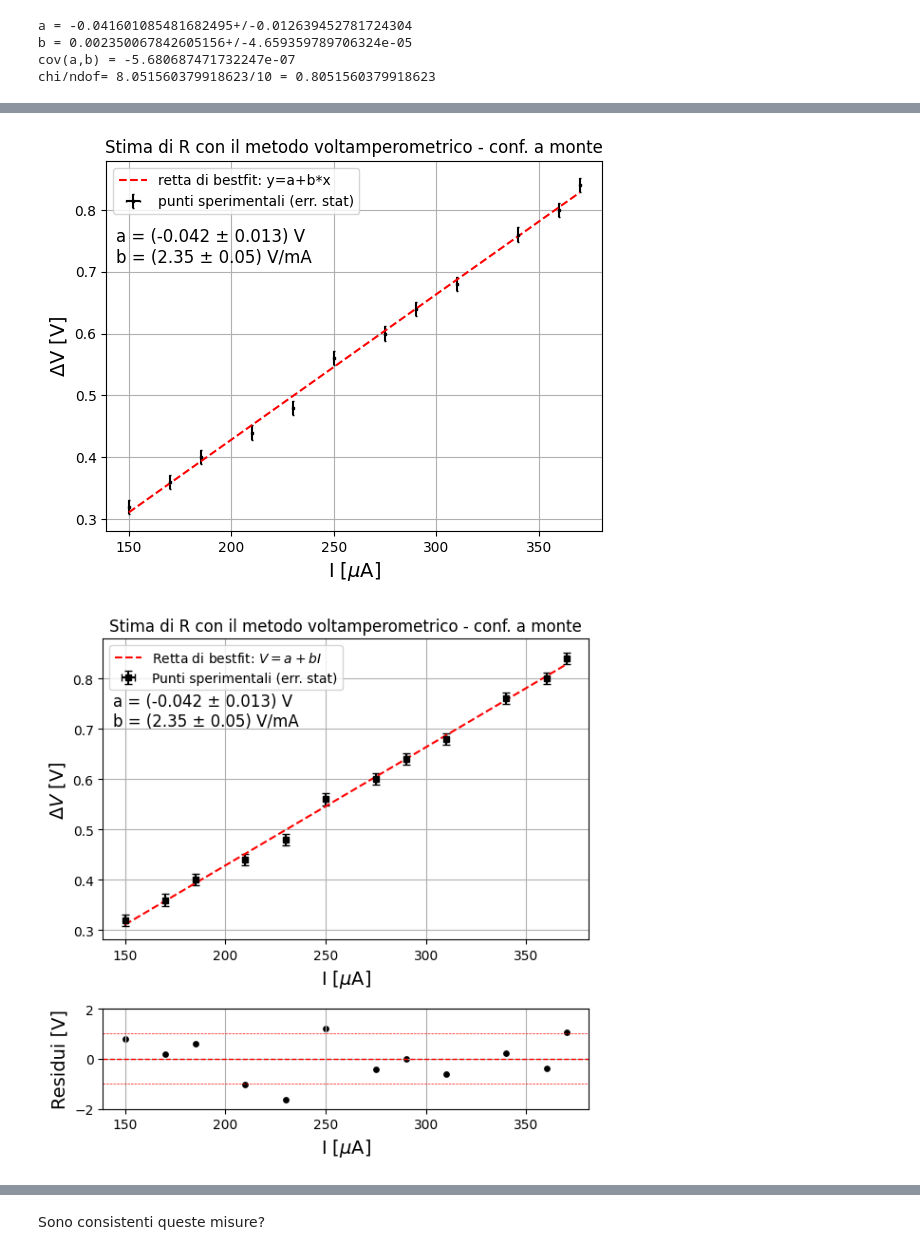
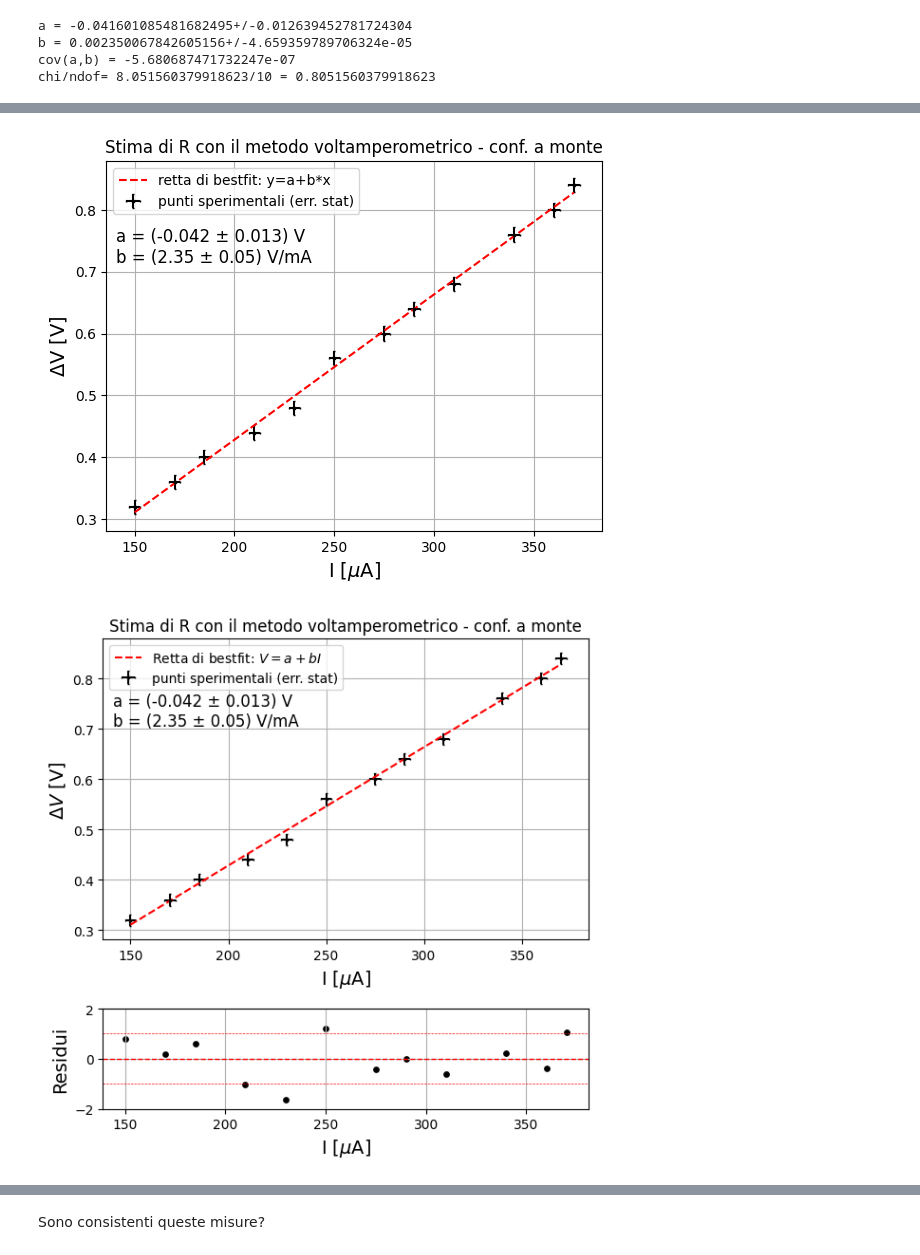
Before and after one commit to campajola/python_lecture_lab2, a Jupyter notebook: 02_esempio_analisi_dati_metodo_voltamperometrico.ipynb, the cells around one changed output, grey strips where cells are left out. Cells and saved outputs as stored; diff of their text form; code cells hidden in the pictures.

```diff
--- a/02_esempio_analisi_dati_metodo_voltamperometrico.ipynb
+++ b/02_esempio_analisi_dati_metodo_voltamperometrico.ipynb
@@ -7,12 +7,7 @@ import numpy as np
 import matplotlib.pyplot as plt
 # %%
 data_monte = pd.read_excel('dati/conf_monte.xlsx', skiprows=1)
-data_monte['Vx_err'] = (2/50)/2
-data_monte['Ix_err'] = (0.5/50)/2
-
 data_valle = pd.read_excel('dati/conf_valle.xlsx')
-data_valle['Vx_err'] = (2/50)/2
-data_valle['Ix_err'] = (0.5/50)/2
 # %% [markdown]
 Quelli riportati sono errori massimi.
 
@@ -20,13 +15,13 @@ Come visto a lezione, possiamo considerare come errore statistico da attribuire
 # %%
 I_m = data_monte['Ix']
 V_m = data_monte['Vx']
-sigmaI = data_monte['Ix_err']*2/np.sqrt(12)
-sigmaV = data_monte['Vx_err']*2/np.sqrt(12)
-
 I_v = data_valle['Ix']
 V_v = data_valle['Vx']
-sigmaI = data_valle['Ix_err']*2/np.sqrt(12)
-sigmaV = data_valle['Vx_err']*2/np.sqrt(12)
+
+Vx_err = np.ones(len(I_m))*(2/50)/2 # #la sensibilità del nostro strumento è data dal fondoscale diviso il numero di divisioni
+Ix_err = np.ones(len(I_m))*(500/50)/2 # #la sensibilità del nostro strumento è data dal fondoscale diviso il numero di divisioni
+sigmaI = Ix_err*2/np.sqrt(12) #sara spiegato a lezione
+sigmaV = Vx_err*2/np.sqrt(12) #sara spiegato a lezione
 # %%
 plt.errorbar(I_m, V_m, xerr=sigmaI, yerr=sigmaV, fmt='s', markersize=2., capsize=1, label='punti sperimentli* (conf. a monte)')
 plt.errorbar(I_v, V_v, xerr=sigmaI, yerr=sigmaV, fmt='s', markersize=2., capsize=1, label='punti sperimentli* (conf. a valle)')
@@ -56,7 +51,7 @@ Possiamo usare il metodo dei minimi quadrati. Per una retta (o in generale per q
 # %% [markdown]
 Implementiamo il metodo in una funzione di python!
 # %%
-def fit_lineare_pesato(x,y,w) :
+def fit_lineare_pesato(x,y,w, verbose=True) :
     """
     questa funzione calcola i parametri della retta di best fit y = a + b*x
     usando le formule dei minimi quadrati pesati.
@@ -76,11 +71,13 @@ def fit_lineare_pesato(x,y,w) :
     cov_ab = -S_x / D
     sigma_a = np.sqrt(var_a)
     sigma_b = np.sqrt(var_b)
-    chi2 = np.sum (w * (y-(a+b*x))**2) # calcola il chiquadro chi^2 = \sum w_i (y_i - (a + b * x_i))^2
-    print(f"a = {a}+/-{sigma_a}")
-    print(f"b = {b}+/-{sigma_b}")
-    print(f"cov(a,b) = {cov_ab}")
-    print(f"chi/ndof= {chi2}/{len(x)-2} = {chi2/(len(x)-2)}")
+    # Compute chi^2 = \sum w_i (y_i - (a + b * x_i))^2
+    chi2 = np.sum (w * (y-(a+b*x))**2)
+    if verbose:
+        print(f"a = {a}+/-{sigma_a}")
+        print(f"b = {b}+/-{sigma_b}")
+        print(f"cov(a,b) = {cov_ab}")
+        print(f"chi/ndof= {chi2}/{len(x)-2} = {chi2/(len(x)-2)}")
 
     return a,b,sigma_a,sigma_b,cov_ab,chi2
 # %% [markdown]
@@ -141,40 +138,40 @@ plt.grid()
 plt.title('Stima di R con il metodo voltamperometrico - conf. a monte')
 plt.show()
 # %% [output]
-[figure, old version]
+[figure, new version]
 # %%
 residui = (V_m - (a_m + b_m*I_m))/sigmaV
 
 fig, (ax1, ax2) = plt.subplots(2, 1, figsize=(6, 6), gridspec_kw={'height_ratios': [3, 1]})
 
 # primo plot
-ax1.errorbar(I_m, V_m, xerr=sigmaI, yerr=sigmaV, fmt='s', markersize=5., capsize=3, color='black', label='Punti sperimentali (err. stat)')
+ax1.errorbar(I_m, V_m, xerr=sigmaI, yerr=sigmaV, fmt='s', markersize=2., capsize=1, color='black', label='punti sperimentali (err. stat)')
 ax1.plot(I_m, a_m + b_m*I_m, color='red', ls='--', label='Retta di bestfit: $V = a + b I$')
 str_A = f'a = ({a_m:.3f} ± {sigma_a_m:.3f}) V'
 str_B = f'b = ({b_m*1000:.2f} ± {sigma_b_m*1000:.2f}) V/mA'
 ax1.annotate(str_A + '\n' + str_B,
              xy=(0.02, 0.82), xycoords='axes fraction',
              ha='left', va='top', fontsize=12)
 ax1.legend()
 ax1.set_ylabel('$\Delta V$ [V]', size=14)
 ax1.set_xlabel('I [$\mu$A]', size=14)
 ax1.grid(True)
 ax1.set_title('Stima di R con il metodo voltamperometrico - conf. a monte')
 
 # secondo plot con i residui
 ax2.scatter(I_m, residui, color='black', s=15)
 ax2.axhline(0, color='red', linestyle='--', linewidth=1)
 ax2.axhline(-1, color='red', linestyle='--', linewidth=.5)
 ax2.axhline(1, color='red', linestyle='--', linewidth=.5)
-ax2.set_ylabel('Residui [V]', size=14)
+ax2.set_ylabel('Residui', size=14)
 ax2.set_xlabel('I [$\mu$A]', size=14)
 ax2.grid(True)
 ax2.set_ylim(-2, 2)
 
 plt.tight_layout()
 plt.show()
 # %% [output]
-[figure, old version]
+[figure, new version]
 # %%
 R_m = b_m*1E3 #b_m è in V/\muA -> Mohm
 sigma_R_m = sigma_b_m*1E3
```
Also changed, not shown: parts of 7 cells of this notebook, 4 other files.
